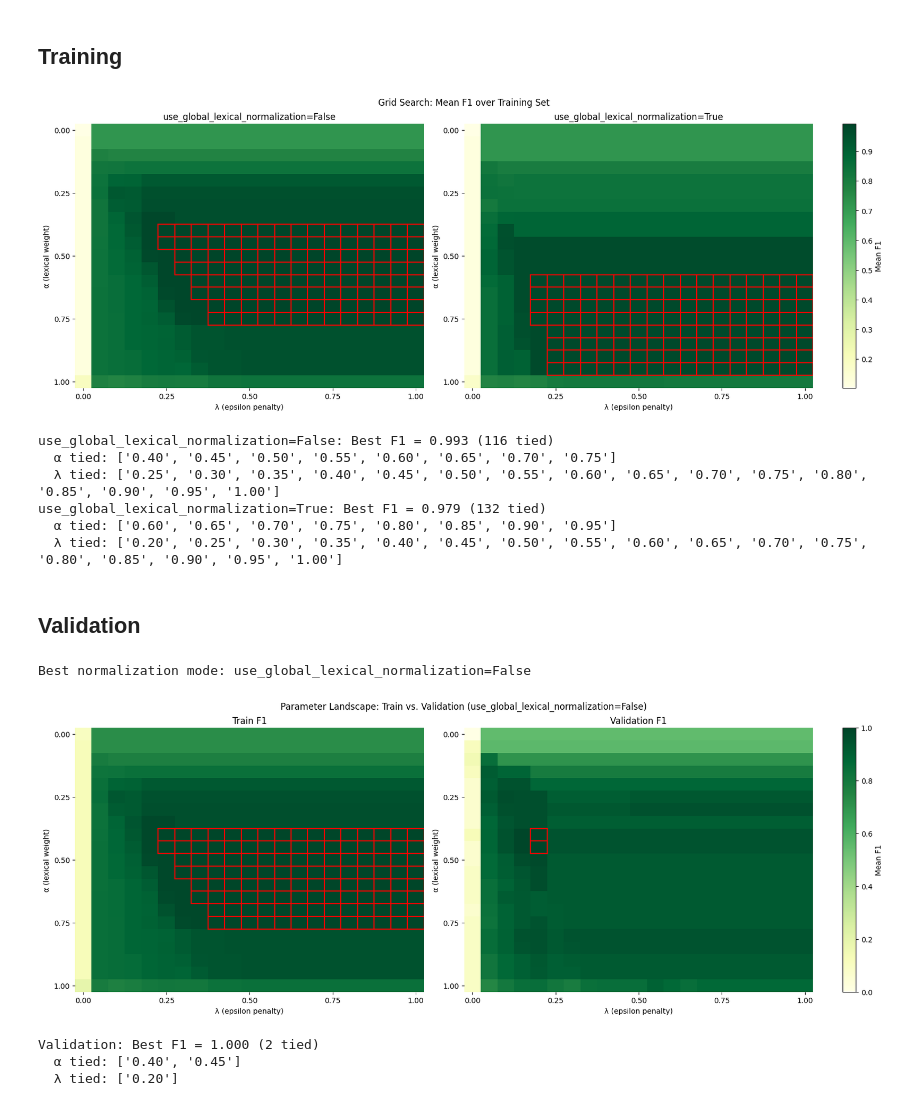
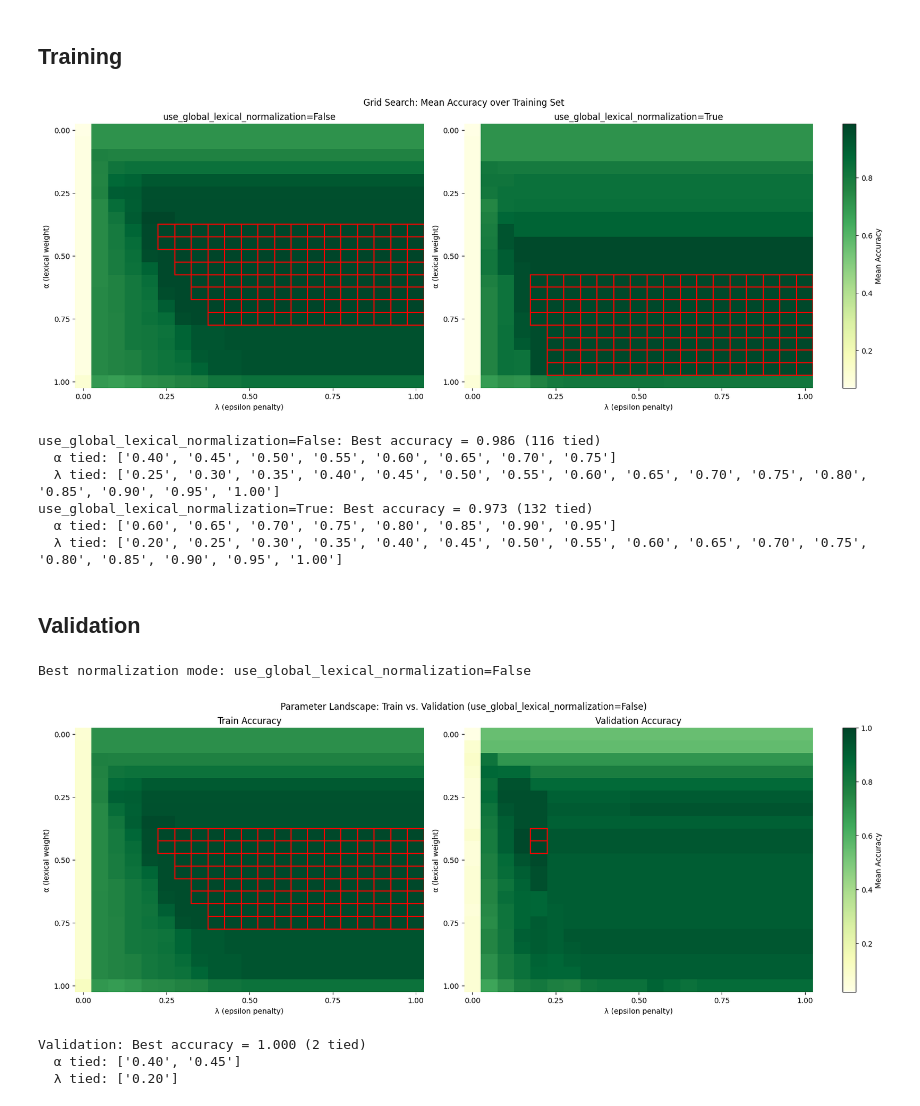
Before and after one commit to michamettler/BA-FS26_ciel_Mettler_Dialektanalyse, a Jupyter notebook: scripts/grid-search-bipartite-hyperparams.ipynb, the cells around one changed output. Saved outputs shown, nothing was run; the diff lists cells and outputs as text; code cells hidden in the pictures.

Commit message:
change to accuracy for eval & build reduced graph for GT (#13)

```diff
--- a/scripts/grid-search-bipartite-hyperparams.ipynb
+++ b/scripts/grid-search-bipartite-hyperparams.ipynb
@@ -70,46 +70,46 @@ from plot_helpers import plot_grid_search_heatmaps
 ## Training
 # %%
 df_train = grid_search(train_entries, alphas, lambdas, lexical_normalization_modes)
-train_f1_grids = pivot_f1_grids(df_train)
+train_accuracy_grids = pivot_accuracy_grids(df_train)
 
 plot_grid_search_heatmaps(
-    panels=[(train_f1_grids[mode], f"use_global_lexical_normalization={mode}") for mode in lexical_normalization_modes],
+    panels=[(train_accuracy_grids[mode], f"use_global_lexical_normalization={mode}") for mode in lexical_normalization_modes],
     alphas=alphas,
     lambdas=lambdas,
-    subtitle="Grid Search: Mean F1 over Training Set",
+    subtitle="Grid Search: Mean Accuracy over Training Set",
 )
 
 for mode in lexical_normalization_modes:
     subset = df_train[df_train["use_global_lexical_normalization"] == mode]
-    print_best_f1_summary(subset, f"use_global_lexical_normalization={mode}: ")
+    print_best_accuracy_summary(subset, f"use_global_lexical_normalization={mode}: ")
 # %% [output]
-[figure, old version]
+[figure, new version]
-use_global_lexical_normalization=False: Best F1 = 0.993 (116 tied)
+use_global_lexical_normalization=False: Best accuracy = 0.986 (116 tied)
   α tied: ['0.40', '0.45', '0.50', '0.55', '0.60', '0.65', '0.70', '0.75']
   λ tied: ['0.25', '0.30', '0.35', '0.40', '0.45', '0.50', '0.55', '0.60', '0.65', '0.70', '0.75', '0.80', '0.85', '0.90', '0.95', '1.00']
-use_global_lexical_normalization=True: Best F1 = 0.979 (132 tied)
+use_global_lexical_normalization=True: Best accuracy = 0.973 (132 tied)
   α tied: ['0.60', '0.65', '0.70', '0.75', '0.80', '0.85', '0.90', '0.95']
   λ tied: ['0.20', '0.25', '0.30', '0.35', '0.40', '0.45', '0.50', '0.55', '0.60', '0.65', '0.70', '0.75', '0.80', '0.85', '0.90', '0.95', '1.00']
 # %% [markdown]
 ## Validation
 # %%
-best_lexical_normalization_mode = max(lexical_normalization_modes, key=lambda m: df_train[df_train["use_global_lexical_normalization"] == m]["f1"].max())
+best_lexical_normalization_mode = max(lexical_normalization_modes, key=lambda m: df_train[df_train["use_global_lexical_normalization"] == m]["accuracy"].max())
 print(f"Best normalization mode: use_global_lexical_normalization={best_lexical_normalization_mode}\n")
 
 df_valid = grid_search(valid_entries, alphas, lambdas, [best_lexical_normalization_mode])
-valid_f1_grids = pivot_f1_grids(df_valid)
+valid_accuracy_grids = pivot_accuracy_grids(df_valid)
 
 plot_grid_search_heatmaps(
-    panels=[(train_f1_grids[best_lexical_normalization_mode], "Train F1"), (valid_f1_grids[best_lexical_normalization_mode], "Validation F1")],
+    panels=[(train_accuracy_grids[best_lexical_normalization_mode], "Train Accuracy"), (valid_accuracy_grids[best_lexical_normalization_mode], "Validation Accuracy")],
     alphas=alphas,
     lambdas=lambdas,
     subtitle=f"Parameter Landscape: Train vs. Validation (use_global_lexical_normalization={best_lexical_normalization_mode})",
 )
 
-print_best_f1_summary(df_valid, "Validation: ")
+print_best_accuracy_summary(df_valid, "Validation: ")
 # %% [output]
 Best normalization mode: use_global_lexical_normalization=False
-[figure, old version]
+[figure, new version]
-Validation: Best F1 = 1.000 (2 tied)
+Validation: Best accuracy = 1.000 (2 tied)
   α tied: ['0.40', '0.45']
   λ tied: ['0.20']
```
Also changed, not shown: parts of 2 cells of this notebook, 3 other files.
